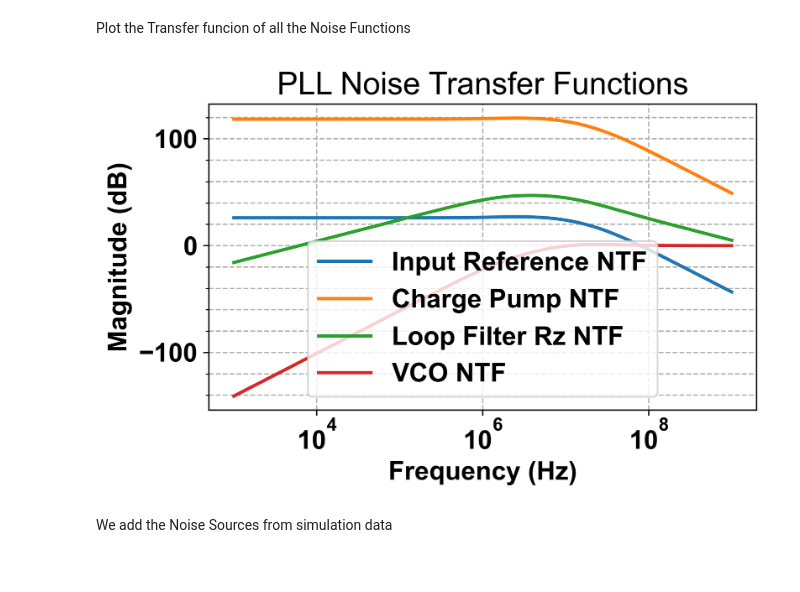
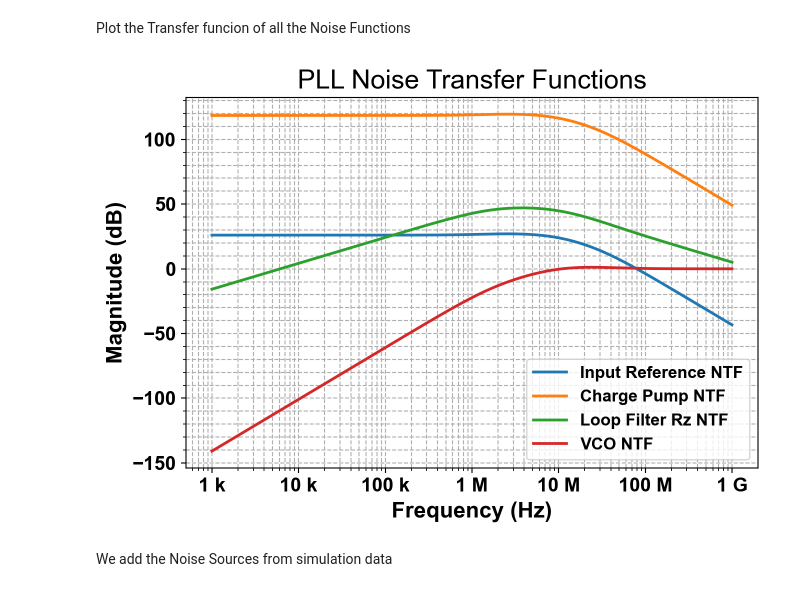
Before and after one commit to Torr250/serdes-modeling, a Jupyter notebook: pll/PllType2_Analog_2p5GHz_wNoise_TT_corrected.ipynb, the cells around one changed output. Saved outputs shown, nothing was run; the diff lists cells and outputs as text; code cells hidden in the pictures.

```diff
--- a/pll/PllType2_Analog_2p5GHz_wNoise_TT_corrected.ipynb
+++ b/pll/PllType2_Analog_2p5GHz_wNoise_TT_corrected.ipynb
@@ -22,21 +22,38 @@ def format_freq_axis(ax, labelsize=14, weight='bold'):
     for lbl in ax.get_xticklabels() + ax.get_yticklabels():
         lbl.set_fontweight(weight)
 # %%
-#Import phase noise values from a CSV file
+# Select process corner: 'SS', 'TT', or 'FF'
+corner = 'TT'
+
+# Reference phase noise is common to all corners
 csv_file_input = "noise_Ref.csv"
-csv_file_vco = "noise_VCO_TT.csv"
-csv_file_cp = "noise_cp_TT.csv"
 
-#Temperature
-TempDegC = 60  # Temperature in degrees Celsius
+if corner == 'SS':
+    csv_file_vco = "noise_VCO_SS.csv"
+    csv_file_cp = "noise_cp_SS.csv"
+    TempDegC = 125  # Temperature in degrees Celsius
+    Icp = 320e-6  # Charge pump current in Amps
+    KVCO_HzV = 0.81e9  # VCO gain in Hz/V
+elif corner == 'TT':
+    csv_file_vco = "noise_VCO_TT.csv"
+    csv_file_cp = "noise_cp_TT.csv"
+    TempDegC = 60
+    Icp = 150e-6
+    KVCO_HzV = 1.8e9
+elif corner == 'FF':
+    csv_file_vco = "noise_VCO_FF.csv"
+    csv_file_cp = "noise_cp_FF.csv"
+    TempDegC = -40
+    Icp = 90e-6
+    KVCO_HzV = 3.1e9
+else:
+    raise ValueError("corner must be 'SS', 'TT', or 'FF'")
 
 # Insert custom values for the PLL
 Fref = 125e6  # Reference Frequency
 N = 20  # Multiplication Factor
 Rz = 4e3  # Zero Resistor Value
-Icp = 150e-6  # Charge Pump current
 tau = 60e-12  # Charge Pump Pulse
-KVCO_HzV = 1.8e9  # VCO Gain in Hz/V
 Cunit = 1e-12  # Unitary Capacitor for Capacitor ratio
 C1 = 30 * Cunit
 C2 = 1 * Cunit
@@ -278,21 +295,22 @@ NTF_vco_mag_db = 20 * np.log10(np.abs(NTF_vco_H))
 Plot the Transfer funcion of all the Noise Functions
 # %%
 # Plot Noise Transfer Functions
-plt.figure(figsize=(6, 4), dpi=400)
+plt.figure(figsize=(7, 5), dpi=200)
 plt.minorticks_on()
 plt.semilogx(f, NTF_in_mag_db, label='Input Reference NTF', color='tab:blue', linewidth=2)
 plt.semilogx(f, NTF_cp_mag_db, label='Charge Pump NTF', color='tab:orange', linewidth=2)
 plt.semilogx(f, NTF_Rz_mag_db, label='Loop Filter Rz NTF', color='tab:green', linewidth=2)
 plt.semilogx(f, NTF_vco_mag_db, label='VCO NTF', color='tab:red', linewidth=2)
 plt.title('PLL Noise Transfer Functions')
 plt.xlabel('Frequency (Hz)', fontweight='bold')
 plt.ylabel('Magnitude (dB)', fontweight='bold')
+format_freq_axis(plt.gca())
+plt.legend(fontsize=12)
 plt.grid(True, linestyle='--', which='both')
-plt.legend()
 plt.tight_layout()
 plt.show()
 # %% [output]
-[figure, old version]
+[figure, new version]
 # %% [markdown]
 We add the Noise Sources from simulation data
 # %% [markdown]
```
Also changed, not shown: parts of 7 cells of this notebook, 1 other file.
